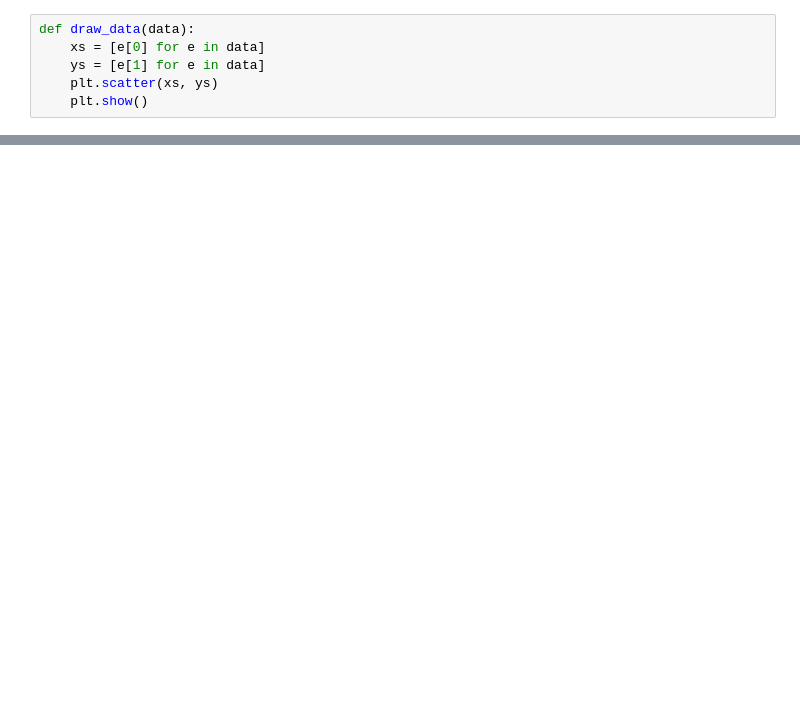
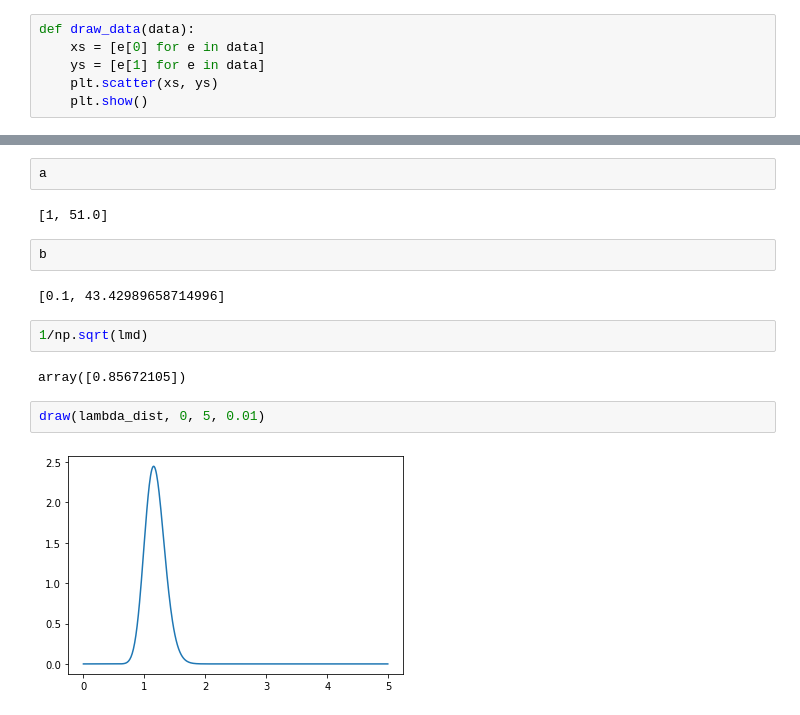
Before and after one commit to ryuichiueda/robot_and_stats_code, a Jupyter notebook: 8章の曲線回帰.ipynb, the cells around one changed output, grey strips where cells are left out. Cells and saved outputs as stored; diff of their text form; blank space fills up the shorter version.

```diff
--- a/8章の曲線回帰.ipynb
+++ b/8章の曲線回帰.ipynb
@@ -112,0 +115,16 @@ mu
+# %%
+a
+# %% [output]
+[1, 51.0]
+# %%
+b
+# %% [output]
+[0.1, 43.42989658714996]
+# %%
+1/np.sqrt(lmd)
+# %% [output]
+array([0.85672105])
+# %%
+draw(lambda_dist, 0, 5, 0.01)
+# %% [output]
+[figure, added]
```
Also changed, not shown: parts of 12 cells of this notebook.
